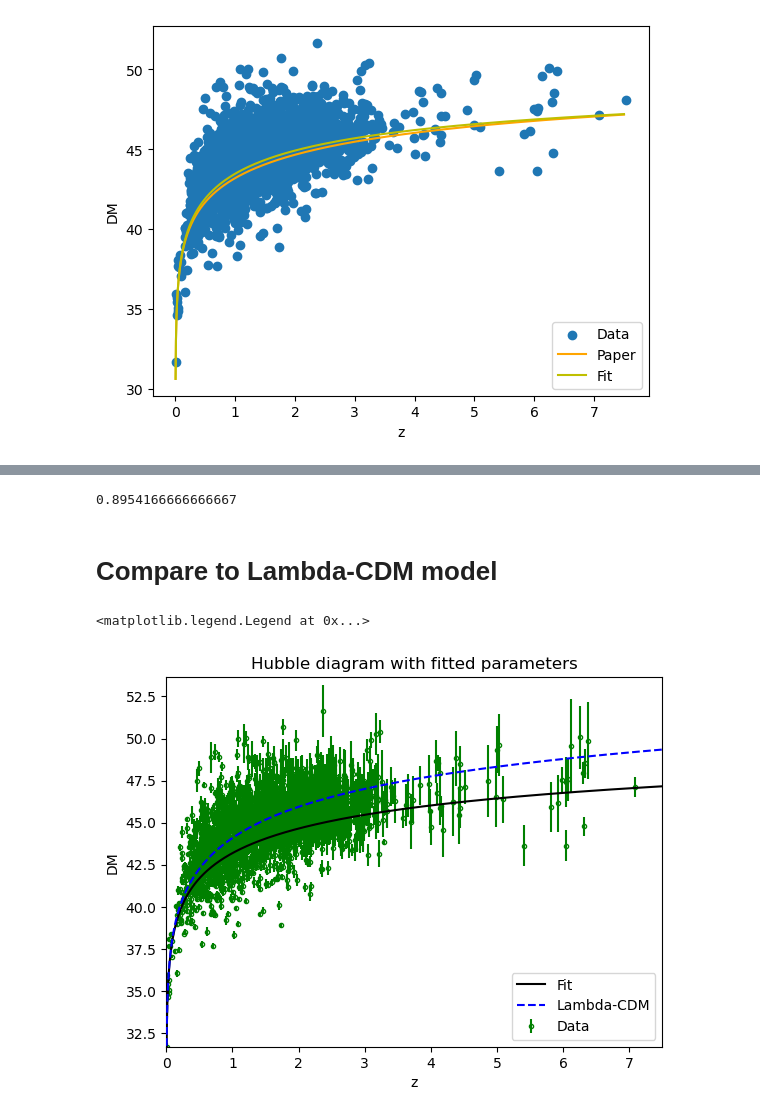
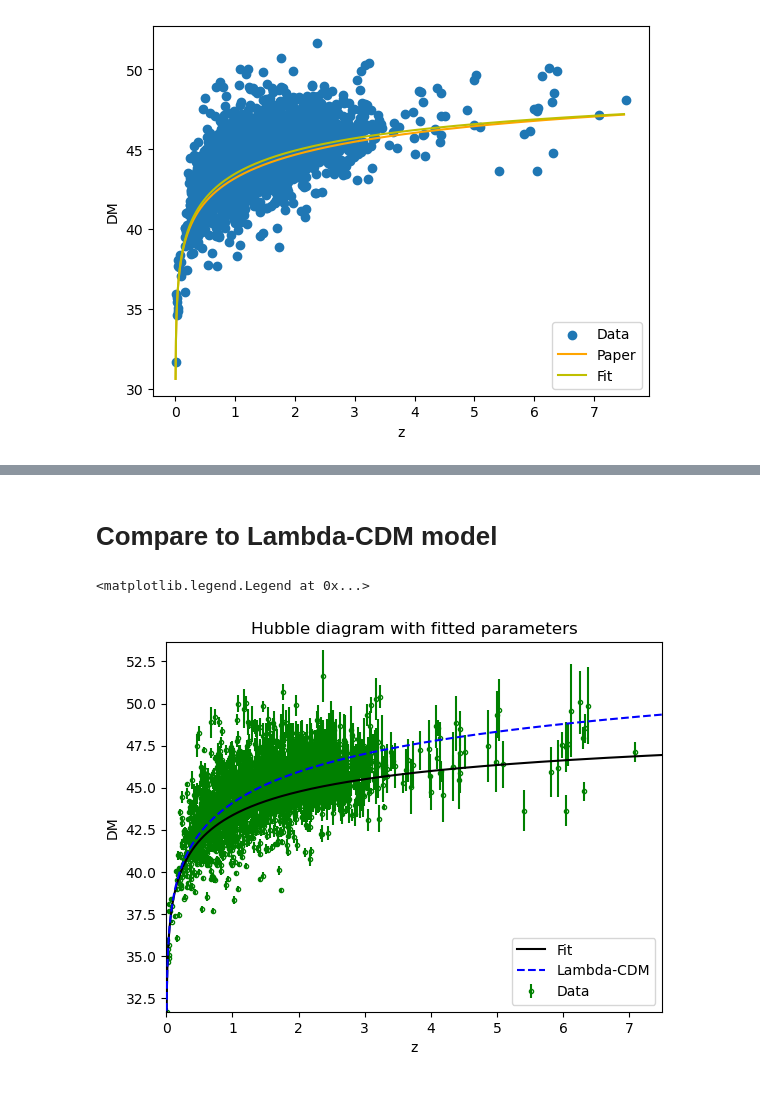
Before and after one commit to ZekaiZhang233/high-z-hubble-diagram, a Jupyter notebook: diagram.ipynb, the cells around one changed output, grey strips where cells are left out. Cells and saved outputs as stored; diff of their text form; code cells hidden in the pictures.

```diff
--- a/diagram.ipynb
+++ b/diagram.ipynb
@@ -299,8 +283,3 @@ a2
-# %%
-a3 = 7/6-2*om+9/8*om
-a3
-# %% [output]
-0.8954166666666667
 # %% [markdown]
 # Compare to Lambda-CDM model
 # %%
@@ -322,16 +303,16 @@ x_line = np.log10(1+z_line)
 Dl_fit2 = np.log(10)*c/H0 *(x_line + a_mean*x_line**2+b_mean*x_line**3) # Dl from fitted parameters
 DM_fit2 = 5*(np.log10(Dl_fit2)+5) #DM from fitted Dl
 # %%
-plt.plot(z_line, DM_fit1, c = 'k', zorder = 10, label = 'Fit')
+plt.plot(z_line, DM_fit2, c = 'k', zorder = 10, label = 'Fit')
 plt.plot(z_line, DM_model, c = 'b', zorder = 20 , linestyle='dashed', label = 'Lambda-CDM')
 
 plt.errorbar(z, DM, yerr=err, fmt = 'o', mfc = 'none', mec = 'green', ms = 3, ecolor = 'green', zorder = 0, label = 'Data')
 plt.xlabel('z')
 plt.ylabel('DM')
 plt.xlim([0, 7.5])
 plt.ylim([min(DM), max(DM)+2])
 plt.title("Hubble diagram with fitted parameters")
 plt.legend()
 # %% [output]
 <matplotlib.legend.Legend at 0x...>
-[figure, old version]
+[figure, new version]
```
Also changed, not shown: parts of 5 cells of this notebook.
